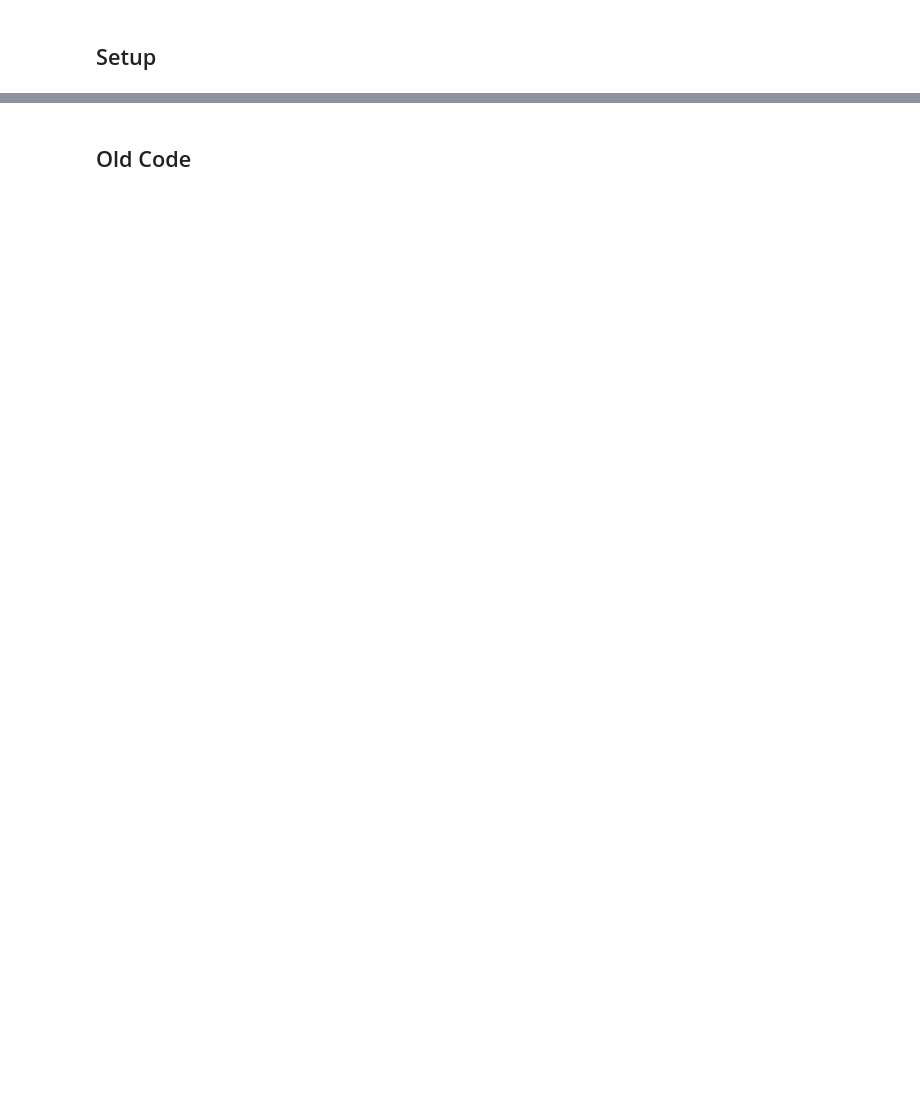
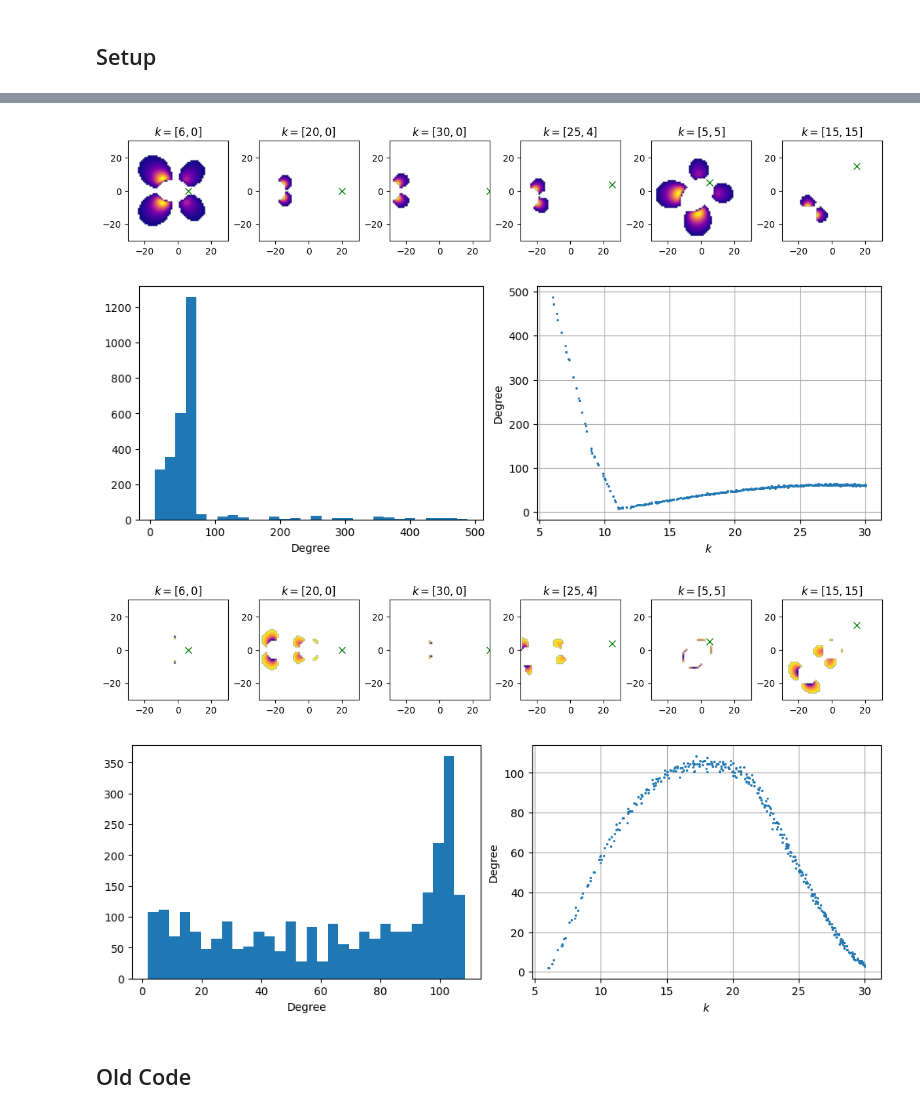
Before and after one commit to rbvogtiii/RSCAM_Networks-in-Turbulence, a Jupyter notebook: triads_simplified.ipynb, the cells around one changed output, grey strips where cells are left out. Drawn from its saved outputs; the diff is of its cells as text; code cells hidden in the pictures; blank space fills up the shorter version.

```diff
--- a/triads_simplified.ipynb
+++ b/triads_simplified.ipynb
@@ -46,3 +70,15 @@ plot_G(Gcosrho_dir)
+# %%
+# thresh=Gcosrho_dir.copy()
+# thresh[np.abs(thresh)<np.percentile(np.abs(thresh),95)]=0 # increasing this pushes the inflection point to the left
+thresh=Gcosrho_dir.copy()
+thresh[thresh<np.percentile(thresh,97.5)]=0;threshold_testing(thresh)
+thresh=Gcosrho_dir.copy()
+thresh[(thresh>np.percentile(thresh,2.5))|(np.sign(thresh)==1)]=0;threshold_testing(thresh)
+# %% [output]
+[figure, added]
+[figure, added]
+[figure, added]
+[figure, added]
 # %% [markdown]
 ## Old Code
 # %%
```
Also changed, not shown: parts of 1 cell of this notebook.
